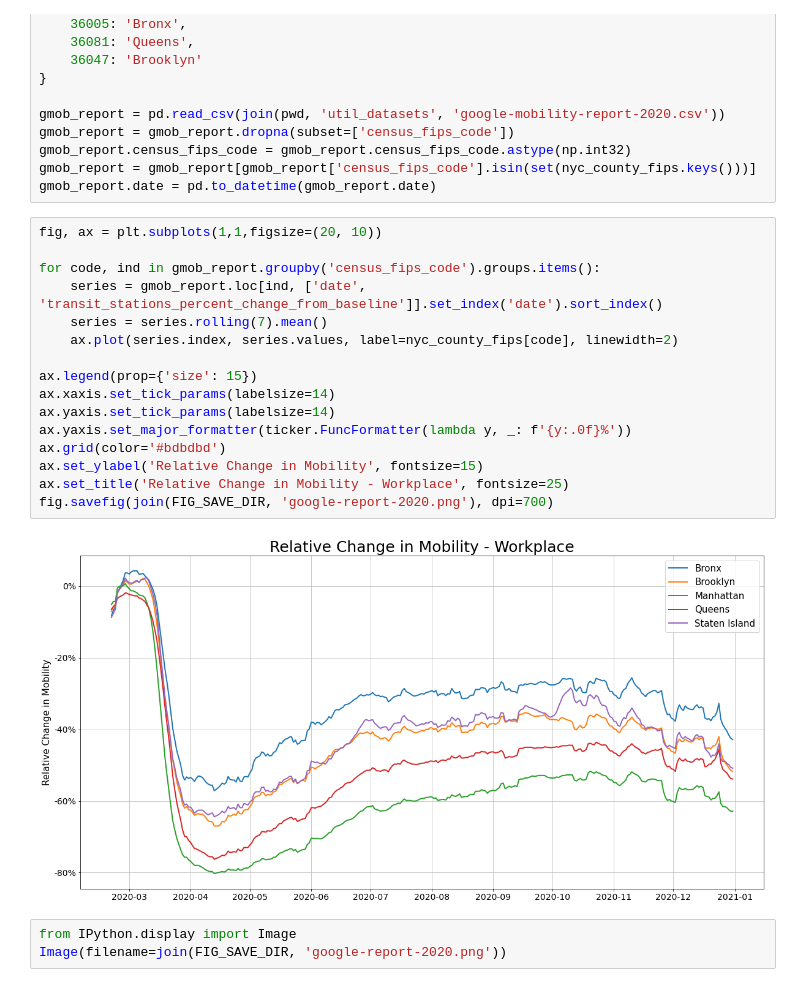
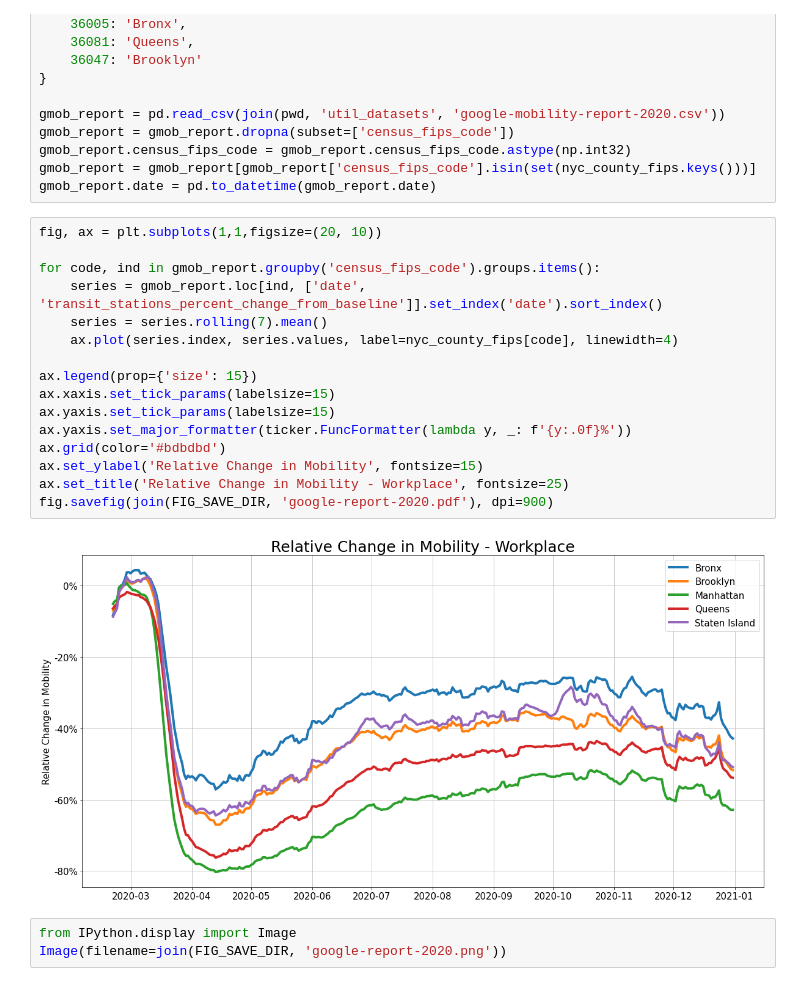
Before and after one commit to hasanalpboz/safegraph-covid19-mobility, a Jupyter notebook: scripts/notebooks/supplementary_notebooks/access-rate.ipynb, the cells around one changed output. Drawn from its saved outputs; the diff is of its cells as text.

Commit message:
re-generated figures

```diff
--- a/scripts/notebooks/supplementary_notebooks/access-rate.ipynb
+++ b/scripts/notebooks/supplementary_notebooks/access-rate.ipynb
@@ -34,21 +34,21 @@ gmob_report.date = pd.to_datetime(gmob_report.date)
 # %%
 fig, ax = plt.subplots(1,1,figsize=(20, 10))
 
 for code, ind in gmob_report.groupby('census_fips_code').groups.items():
     series = gmob_report.loc[ind, ['date', 'transit_stations_percent_change_from_baseline']].set_index('date').sort_index()
     series = series.rolling(7).mean()
-    ax.plot(series.index, series.values, label=nyc_county_fips[code], linewidth=2)
+    ax.plot(series.index, series.values, label=nyc_county_fips[code], linewidth=4)
 
 ax.legend(prop={'size': 15})
-ax.xaxis.set_tick_params(labelsize=14)
-ax.yaxis.set_tick_params(labelsize=14)
+ax.xaxis.set_tick_params(labelsize=15)
+ax.yaxis.set_tick_params(labelsize=15)
 ax.yaxis.set_major_formatter(ticker.FuncFormatter(lambda y, _: f'{y:.0f}%'))
 ax.grid(color='#bdbdbd')
 ax.set_ylabel('Relative Change in Mobility', fontsize=15)
 ax.set_title('Relative Change in Mobility - Workplace', fontsize=25)
-fig.savefig(join(FIG_SAVE_DIR, 'google-report-2020.png'), dpi=700)
+fig.savefig(join(FIG_SAVE_DIR, 'google-report-2020.pdf'), dpi=900)
 # %% [output]
-[figure, old version]
+[figure, new version]
 # %%
 from IPython.display import Image
 Image(filename=join(FIG_SAVE_DIR, 'google-report-2020.png'))
```
Also changed, not shown: 7 other files.
